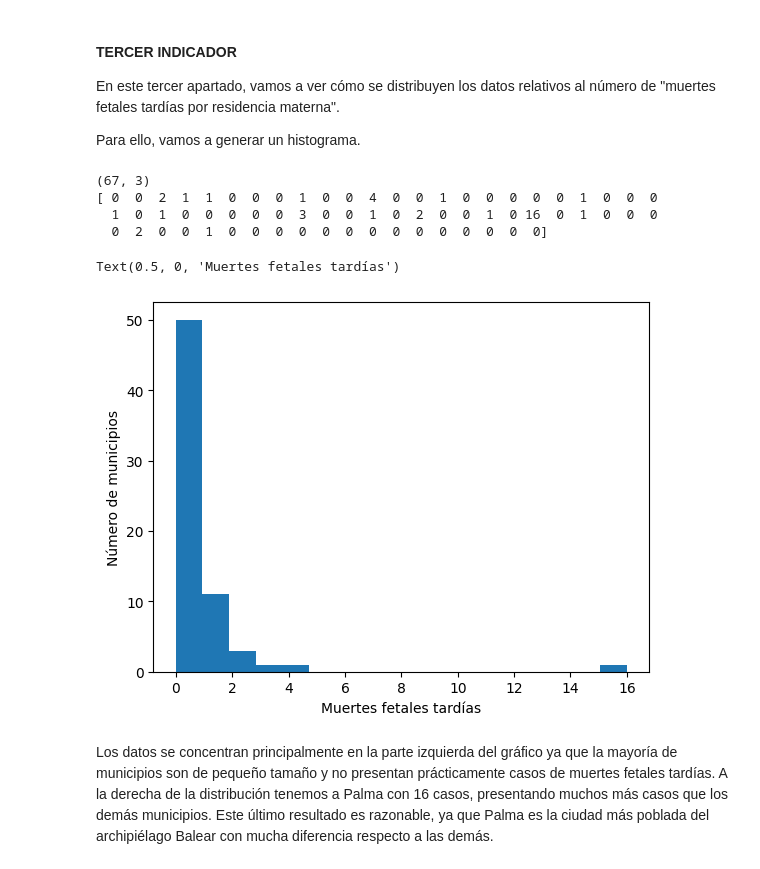
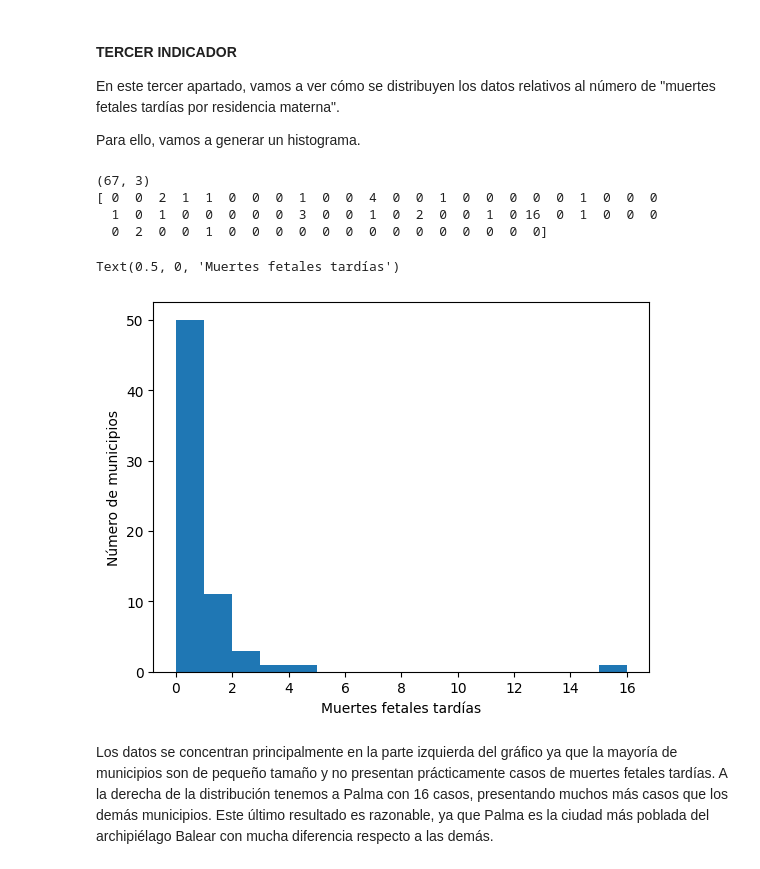
Before and after one commit to anaranjo1/PracticaNumpy, a Jupyter notebook: NotebookA.ipynb, the cells around one changed output. Cells and saved outputs as stored; diff of their text form; code cells hidden in the pictures.

```diff
--- a/NotebookA.ipynb
+++ b/NotebookA.ipynb
@@ -137,33 +137,33 @@ Para ello, vamos a generar un histograma.
 # %%
 #importamos la librería matplotlib para poder realizar gráficos
 import matplotlib.pyplot as plt
 
 #filtraremos la segunda columna con el string "muertes fetales tardías por residencia materna"
 filtro3 = np.asarray(['muertes fetales tardías por residencia materna'])
 #la función "np.in1d" permite comprobar si un elemento de un array está presente en otro.
 arrayfiltrado3 = datos[np.in1d(datos[:, 1], filtro3)]
 
 print(arrayfiltrado3.shape) #comprobamos la estructura o forma
 arrayfiltrado3 = np.core.defchararray.replace(arrayfiltrado3, '.', '') #cambiamos los posibles separadores de millares (".") por un carácter vacío.
 
 #Debemos eliminar las dos primeras columnas y pasar el array de numpy a tipo "int".
 datosCrecimiento = np.delete(arrayfiltrado3, [0,1], 1) #eliminamos las 2 primeras columnas ya que no serán necesarias
 indicador3 = np.asarray(datosCrecimiento, dtype = int)
 #pasamos el array de 2D a 1D.
 indicador3 = indicador3.ravel()
 print(indicador3)
 
-plt.hist(indicador3.flat, bins=17)
+plt.hist(indicador3.flat, bins=16)
 #añadimos etiquetas
 plt.ylabel('Número de municipios')
 plt.xlabel('Muertes fetales tardías')
 # %% [output]
 (67, 3)
 [ 0  0  2  1  1  0  0  0  1  0  0  4  0  0  1  0  0  0  0  0  1  0  0  0
   1  0  1  0  0  0  0  0  3  0  0  1  0  2  0  0  1  0 16  0  1  0  0  0
   0  2  0  0  1  0  0  0  0  0  0  0  0  0  0  0  0  0  0]
 Text(0.5, 0, 'Muertes fetales tardías')
-[figure, old version]
+[figure, new version]
 # %% [markdown]
 Los datos se concentran principalmente en la parte izquierda del gráfico ya que la mayoría de municipios son de pequeño tamaño y no presentan prácticamente casos de muertes fetales tardías. A la derecha de la distribución tenemos a Palma con 16 casos, presentando muchos más casos que los demás municipios. Este último resultado es razonable, ya que Palma es la ciudad más poblada del archipiélago Balear con mucha diferencia respecto a las demás.
 # %% [markdown]
```
